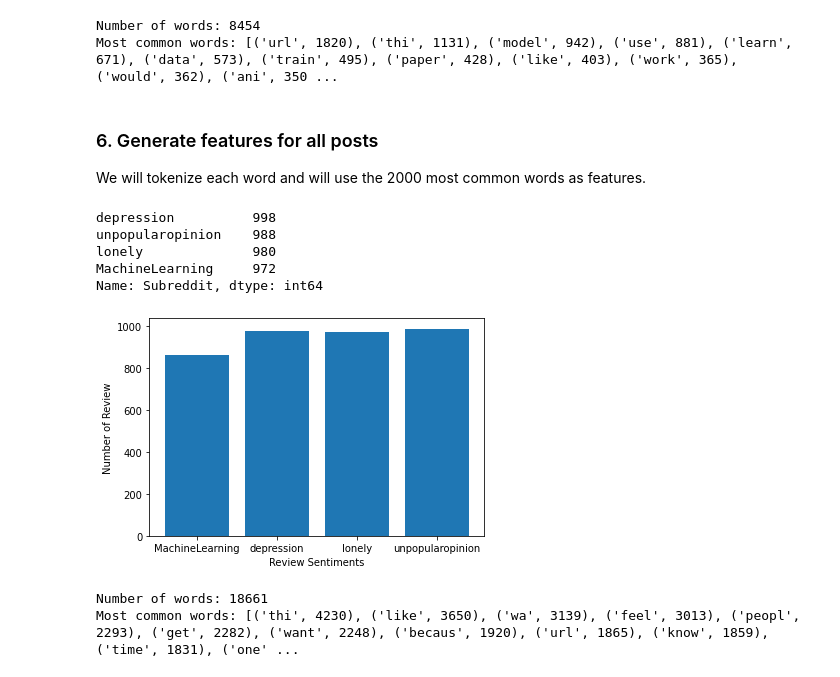
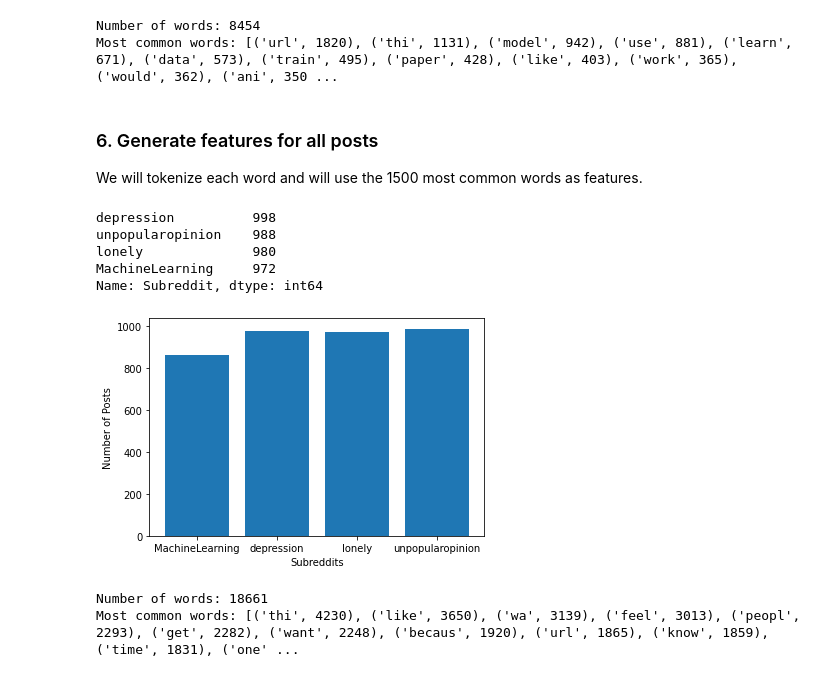
Before and after one commit to Alliix/SubRedditClassification, a Jupyter notebook: SubRedditClassification.ipynb, the cells around one changed output. Cells and saved outputs as stored; diff of their text form; code cells hidden in the pictures.

```diff
--- a/SubRedditClassification.ipynb
+++ b/SubRedditClassification.ipynb
@@ -220,7 +242,7 @@ Number of words: 8454
 Most common words: [('url', 1820), ('thi', 1131), ('model', 942), ('use', 881), ('learn', 671), ('data', 573), ('train', 495), ('paper', 428), ('like', 403), ('work', 365), ('would', 362), ('ani', 350 ...
 # %% [markdown]
 ### 6. Generate features for all posts
-We will tokenize each word and will use the 2000 most common words as features.
+We will tokenize each word and will use the 1500 most common words as features.
 # %%
 # Save all posts to one file
 
@@ -234,22 +256,22 @@ allPosts = depressedData.append(unpopularopinionData).append(lonelyData).append(
 allPosts.to_csv('all_posts_processed.csv', index=False)
 # %%
 # check subreddit distribution
-
+import matplotlib.pyplot as plt
 subreddits = allPosts.Subreddit
 print(subreddits.value_counts())
 
-Sentiment_count=allPosts.groupby('Subreddit').count()
-plt.bar(Sentiment_count.index.values, Sentiment_count['Post'])
-plt.xlabel('Review Sentiments')
-plt.ylabel('Number of Review')
+Subreddit_count=allPosts.groupby('Subreddit').count()
+plt.bar(Subreddit_count.index.values, Subreddit_count['Post'])
+plt.xlabel('Subreddits')
+plt.ylabel('Number of Posts')
 plt.show()
 # %% [output]
 depression          998
 unpopularopinion    988
 lonely              980
 MachineLearning     972
 Name: Subreddit, dtype: int64
-[figure, old version]
+[figure, new version]
 # %%
 all_words_combined = getWordFrequency('all_posts_processed.csv')
 
```
Also changed, not shown: parts of 16 cells of this notebook.
